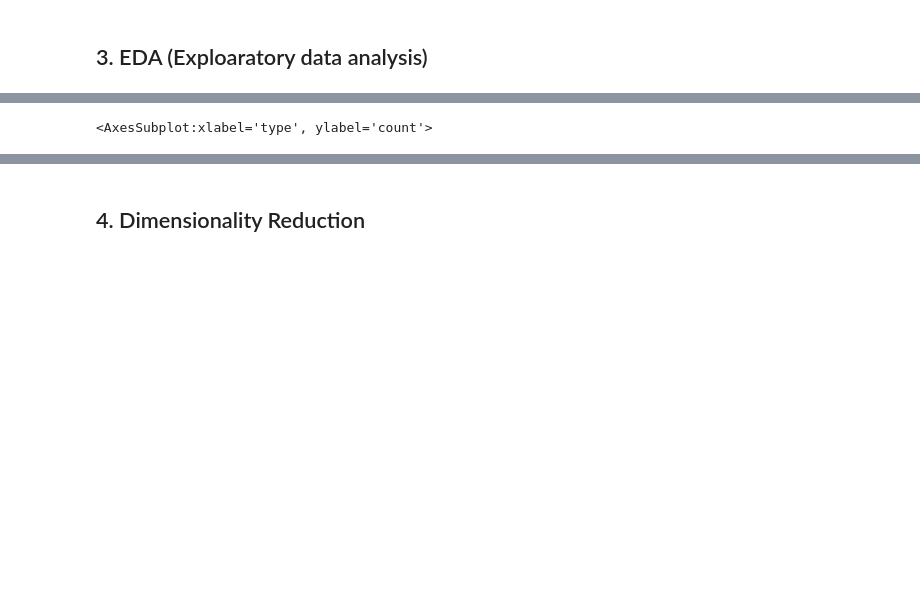
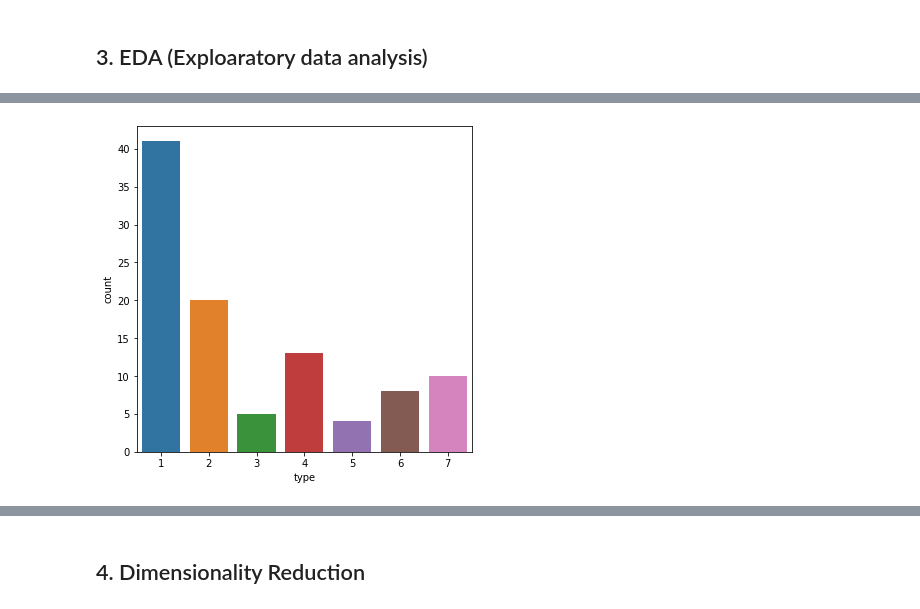
Before and after one commit to mark-antal-csizmadia/pca-mds-isomap, a Jupyter notebook: Assignment 1 Problem 7.ipynb, the cells around one changed output, grey strips where cells are left out. Drawn from its saved outputs; the diff is of its cells as text; code cells hidden in the pictures; blank space fills up the shorter version.

Commit message:
Updated figures and freezed environment into requirements.txt

```diff
--- a/Assignment 1 Problem 7.ipynb
+++ b/Assignment 1 Problem 7.ipynb
@@ -109,5 +109,8 @@ df.head(20)
 ## 3. EDA (Exploaratory data analysis)
 # %%
 # Show observation frequencies in classes.
-sns.countplot(df['type'],label="Count")
+# Generate figure.
+fig= plt.figure(figsize=(6,6))
+
+ax = sns.countplot(df['type'],label="Count")
 # %% [output]
@@ -116,4 +117,4 @@ sns.countplot(df['type'],label="Count")
-<AxesSubplot:xlabel='type', ylabel='count'>
+[figure, added]
 # %%
 # Show correlations. E.g.: hair - milk is high = mammals have hair and milk
 corr = df.iloc[:,1:-1].corr()
```
Also changed, not shown: parts of 13 cells of this notebook, 1 other file.
